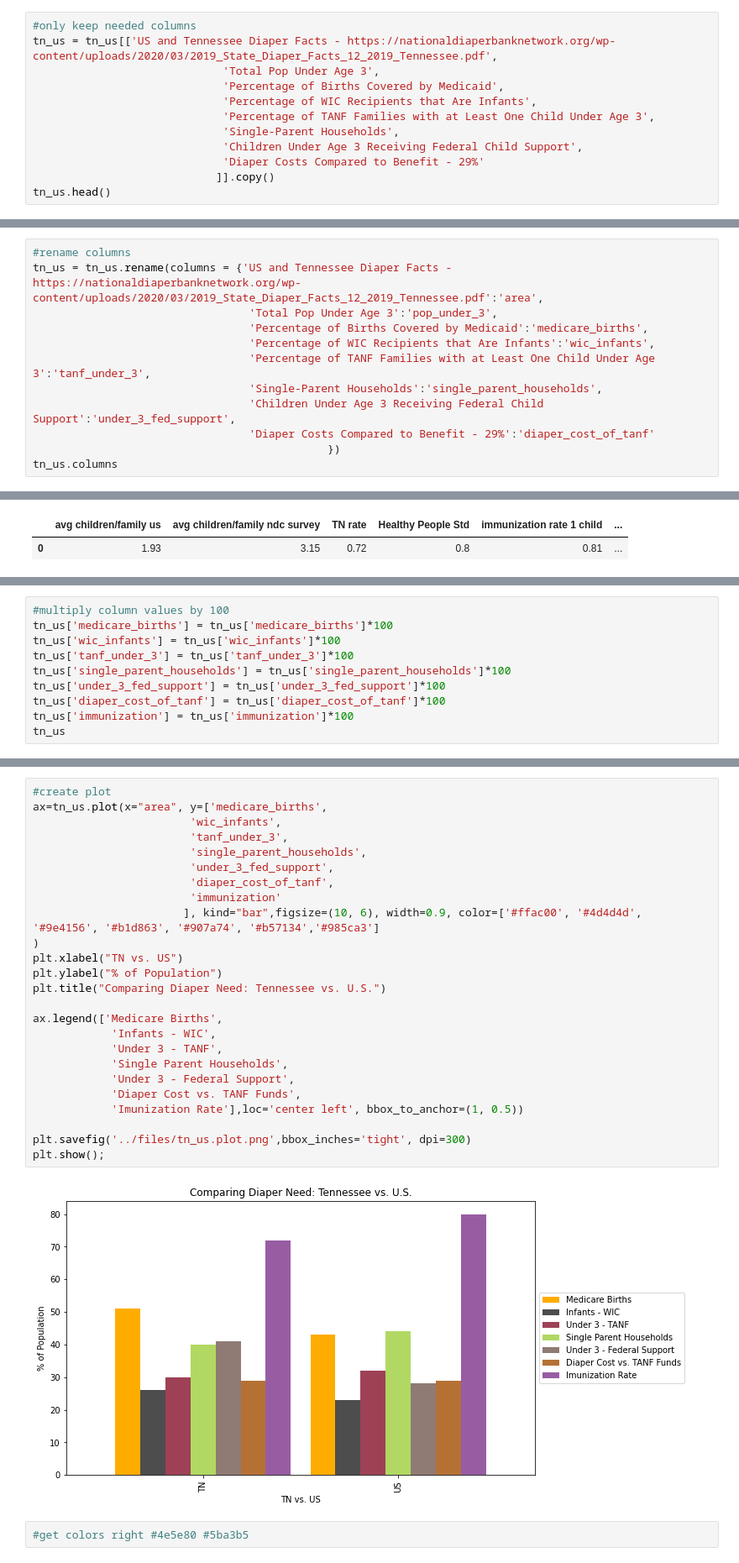
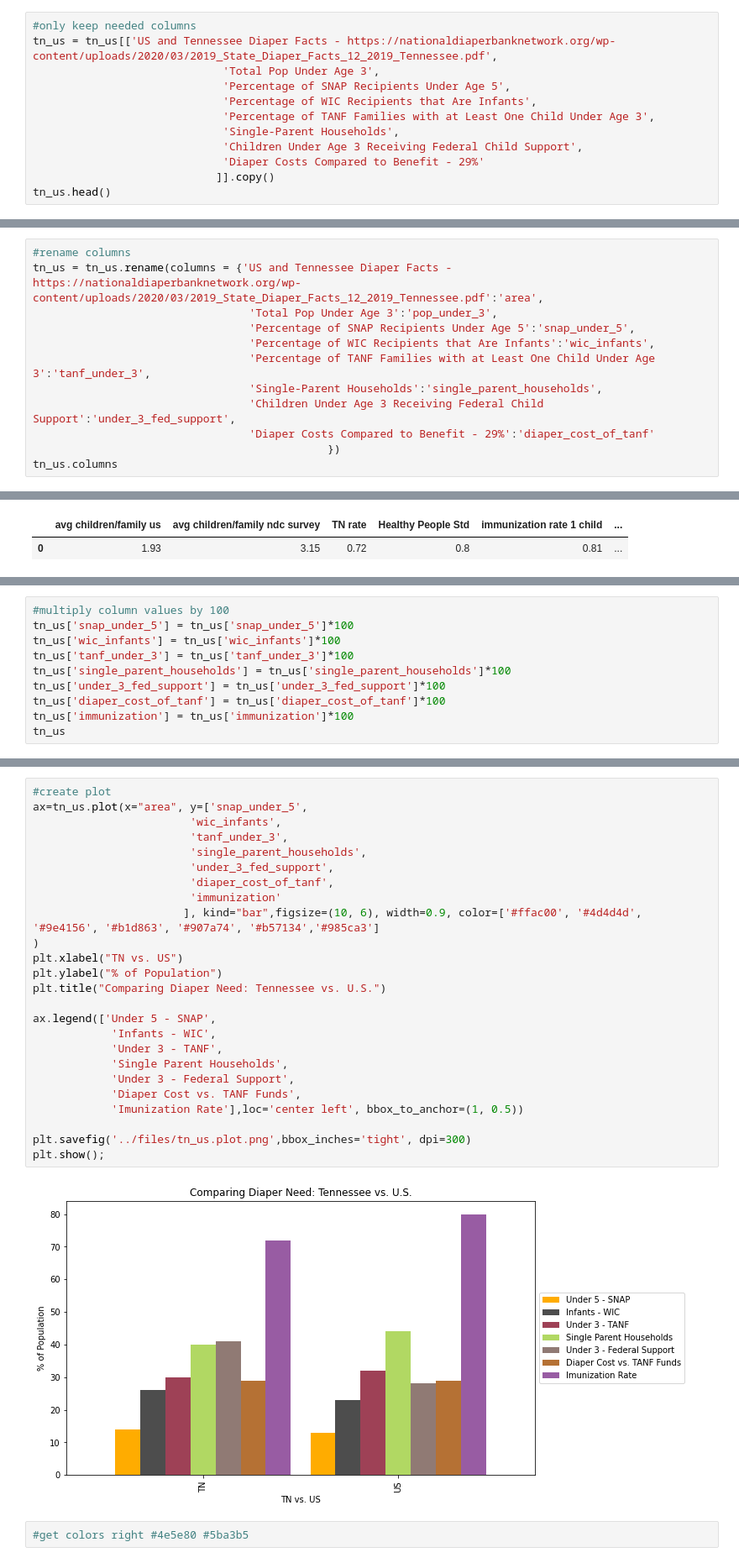
Before and after one commit to paulballenger/nashville_diaper_connection, a Jupyter notebook: notebooks/tn_us_diaper.ipynb, the cells around one changed output, grey strips where cells are left out. Shown at 84% size. Drawn from its saved outputs; the diff is of its cells as text.

```diff
--- a/notebooks/tn_us_diaper.ipynb
+++ b/notebooks/tn_us_diaper.ipynb
@@ -20,7 +40,7 @@ tn_us.head()
 #only keep needed columns
 tn_us = tn_us[['US and Tennessee Diaper Facts - https://nationaldiaperbanknetwork.org/wp-content/uploads/2020/03/2019_State_Diaper_Facts_12_2019_Tennessee.pdf',
                              'Total Pop Under Age 3',
-                             'Percentage of Births Covered by Medicaid',
+                             'Percentage of SNAP Recipients Under Age 5',
                              'Percentage of WIC Recipients that Are Infants',
                              'Percentage of TANF Families with at Least One Child Under Age 3',
                              'Single-Parent Households',
@@ -36,7 +56,7 @@ tn_us.head()
 #rename columns
 tn_us = tn_us.rename(columns = {'US and Tennessee Diaper Facts - https://nationaldiaperbanknetwork.org/wp-content/uploads/2020/03/2019_State_Diaper_Facts_12_2019_Tennessee.pdf':'area',
                                  'Total Pop Under Age 3':'pop_under_3',
-                                 'Percentage of Births Covered by Medicaid':'medicare_births',
+                                 'Percentage of SNAP Recipients Under Age 5':'snap_under_5',
                                  'Percentage of WIC Recipients that Are Infants':'wic_infants',
                                  'Percentage of TANF Families with at Least One Child Under Age 3':'tanf_under_3',
                                  'Single-Parent Households':'single_parent_households',
@@ -77,6 +97,6 @@ tn_us
 # %%
 #multiply column values by 100
-tn_us['medicare_births'] = tn_us['medicare_births']*100
+tn_us['snap_under_5'] = tn_us['snap_under_5']*100
 tn_us['wic_infants'] = tn_us['wic_infants']*100
 tn_us['tanf_under_3'] = tn_us['tanf_under_3']*100
 tn_us['single_parent_households'] = tn_us['single_parent_households']*100
@@ -91,29 +114,29 @@ tn_us
 # %%
 #create plot
-ax=tn_us.plot(x="area", y=['medicare_births',
+ax=tn_us.plot(x="area", y=['snap_under_5',
                         'wic_infants',
                         'tanf_under_3',
                         'single_parent_households',
                         'under_3_fed_support',
                         'diaper_cost_of_tanf',
                         'immunization'
                        ], kind="bar",figsize=(10, 6), width=0.9, color=['#ffac00', '#4d4d4d', '#9e4156', '#b1d863', '#907a74', '#b57134','#985ca3']
 )
 plt.xlabel("TN vs. US")
 plt.ylabel("% of Population")
 plt.title("Comparing Diaper Need: Tennessee vs. U.S.")
 
-ax.legend(['Medicare Births',
+ax.legend(['Under 5 - SNAP',
             'Infants - WIC',
             'Under 3 - TANF',
             'Single Parent Households',
             'Under 3 - Federal Support',
             'Diaper Cost vs. TANF Funds',
             'Imunization Rate'],loc='center left', bbox_to_anchor=(1, 0.5))
 
 plt.savefig('../files/tn_us.plot.png',bbox_inches='tight', dpi=300)
 plt.show();
 # %% [output]
-[figure, old version]
+[figure, new version]
 # %%
 #get colors right #4e5e80 #5ba3b5
```
Also changed, not shown: parts of 7 cells of this notebook, 8 other files.
